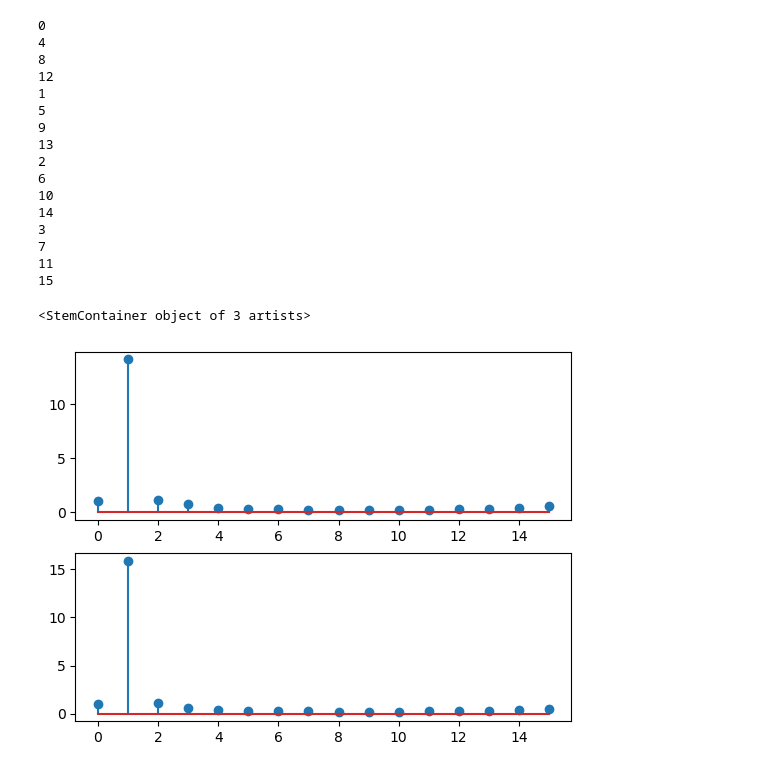
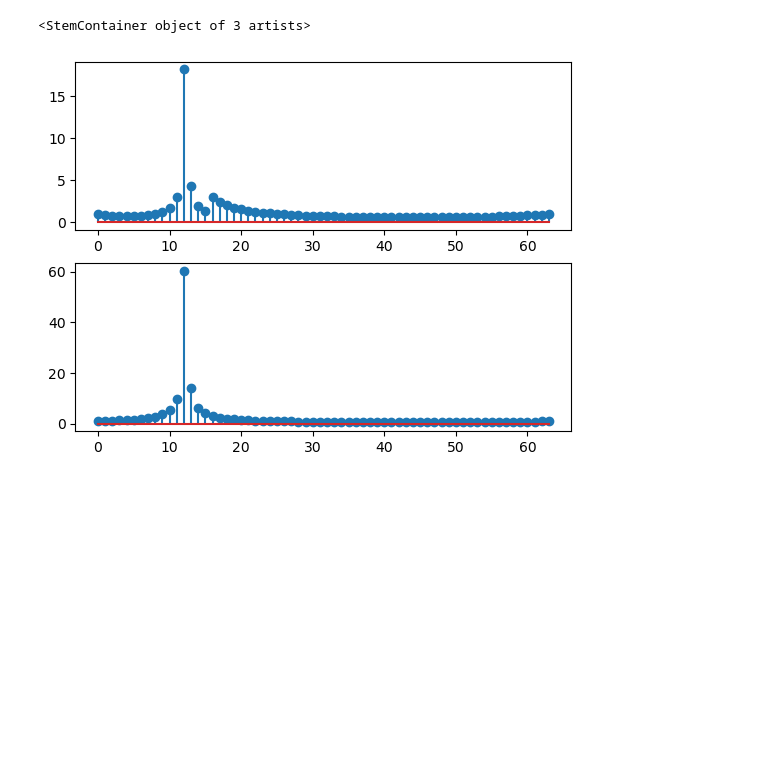
Before and after one commit to saki92/fft_validation, a Jupyter notebook: jupyter_fft/fft_plot.ipynb, the cells around one changed output. Saved outputs shown, nothing was run; the diff lists cells and outputs as text; code cells hidden in the pictures; blank space fills up the shorter version.

Commit message:
64 point fft works

```diff
--- a/jupyter_fft/fft_plot.ipynb
+++ b/jupyter_fft/fft_plot.ipynb
@@ -152,7 +144,9 @@ def radix4_fft16(x):
     X_final = np.zeros(16, dtype=complex)
 
     for k in range(4):
-        X_final[k] = X[k] + X[k + 4] + X[k + 8] + X[k + 12]
+        i = k;
+        W16 = np.exp(-1j * 2 * np.pi * i * np.arange(4) / 16)  # Twiddle factors for 16-point FFT
+        X_final[i] = X[k]*W16[0] + X[k + 4]*W16[1] + X[k + 8]*W16[2] + X[k + 12]*W16[3]
         i = k + 4;
         W16 = np.exp(-1j * 2 * np.pi * i * np.arange(4) / 16)  # Twiddle factors for 16-point FFT
         X_final[i] = X[k]*W16[0] + X[k + 4]*W16[1] + X[k + 8]*W16[2] + X[k + 12]*W16[3]
@@ -163,37 +157,48 @@ def radix4_fft16(x):
         W16 = np.exp(-1j * 2 * np.pi * i * np.arange(4) / 16)  # Twiddle factors for 16-point FFT
         X_final[k + 12] = X[k]*W16[0] + X[k + 4]*W16[1] + X[k + 8]*W16[2] + X[k + 12]*W16[3]
 
-
     return X_final
 
-def radix4_fft_pre(xin, N):
+
+def radix4_fft64(xin, N):
+    """Computes a 64-point FFT using Radix-4 DIT"""
+    N = len(xin)
+    assert N == 64, "This implementation is for 64-point FFT only."
     # Step 1: Bit-reversed reordering
-    x = bit_reversed_order(xin, N)
-    y = radix4_fft16(x)
-    return y
+    #x = bit_reversed_order(xin, N)
+    index = np.arange(0,N,dtype=int)
+    reversed_index = get_reversed_idx(index)
+    #print(reversed_index)
+
+    # Compute four 16 point FFTs
+    y = np.zeros(N, dtype=np.complex64)
+    for i in range(4):
+        x = xin[reversed_index[i*16:i*16+16]]
+        y[i*16:i*16+16] = radix4_fft16(x)
+
+    Y_final = np.zeros(N, dtype=np.complex64)
+    # Combine four 16 point FFTs in final stage
+    for k in range(16):
+        i = k;
+        W64 = np.exp(-1j * 2 * np.pi * i * np.arange(4) / 64)  # Twiddle factors for 16-point FFT
+        Y_final[k] = y[k]*W64[0] + y[k + 16] + y[k + 32] + y[k + 48]
+        i = k + 16;
+        W64 = np.exp(-1j * 2 * np.pi * i * np.arange(4) / 64)  # Twiddle factors for 16-point FFT
+        Y_final[i] = y[k]*W64[0] + y[k + 16]*W64[1] + y[k + 32]*W64[2] + y[k+48]*W64[3]
+        i = k + 32;
+        W64 = np.exp(-1j * 2 * np.pi * i * np.arange(4) / 64)  # Twiddle factors for 16-point FFT
+        Y_final[i] = y[k]*W64[0] + y[k + 16]*W64[1] + y[k + 32]*W64[2] + y[k+48]*W64[3]
+        i = k + 48;
+        W64 = np.exp(-1j * 2 * np.pi * i * np.arange(4) / 64)  # Twiddle factors for 16-point FFT
+        Y_final[i] = y[k]*W64[0] + y[k + 16]*W64[1] + y[k + 32]*W64[2] + y[k+48]*W64[3]
+    return Y_final
 # %%
-S = radix4_fft_pre(s, N)
+S = radix4_fft64(s, N)
 #S = radix_4_pre(s)
 plt.subplot(211)
 plt.stem(np.abs(S))
 plt.subplot(212)
 plt.stem(np.abs(np.fft.fft(s)))
 # %% [output]
-0
-4
-8
-12
-1
-5
-9
-13
-2
-6
-10
-14
-3
-7
-11
-15
+<StemContainer object of 3 artists>
-<StemContainer object of 3 artists>
-[figure, old version]
+[figure, new version]
```
Also changed, not shown: parts of 3 cells of this notebook.
